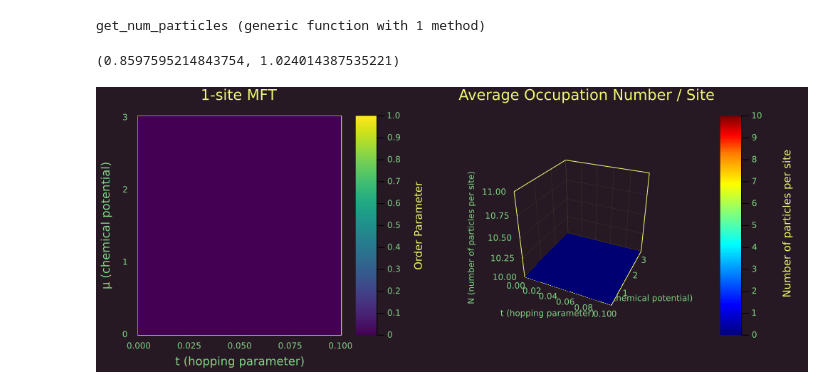
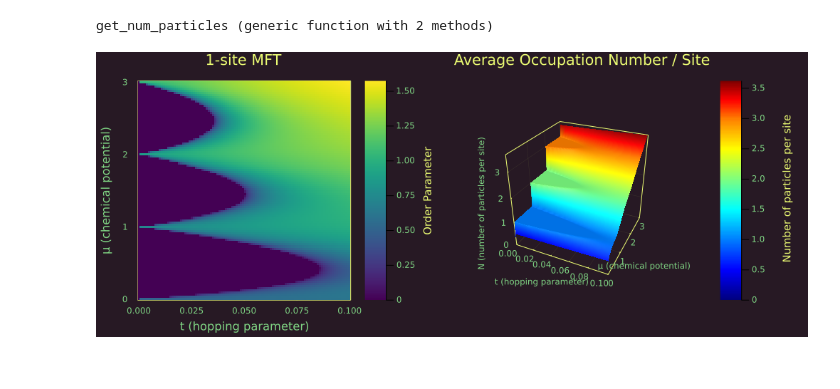
Before and after one commit to 20akshay00/MSThesis, a Jupyter notebook: src/Solving_BHM/MFT.ipynb, the cells around one changed output. Saved outputs shown, nothing was run; the diff lists cells and outputs as text; code cells hidden in the pictures.

```diff
--- a/src/Solving_BHM/MFT.ipynb
+++ b/src/Solving_BHM/MFT.ipynb
@@ -11,25 +11,25 @@ struct MeanField <: BoseHubbardModel
     MeanField(n_max) = new(n_max, diagm(1 => sqrt.(1:n_max)), diagm(0 => 0:n_max))
 end
 
-function get_hamiltonian(model :: MeanField, t, mu, z, psi)
-    H = -mu * model.n + 0.5 * model.n * (model.n - I) - t * z * psi * (model.a + model.a') + t * z * psi^2 * I
+function get_hamiltonian(model :: MeanField, t, U, mu, z, psi)
+    H = -mu * model.n + 0.5 * U * model.n * (model.n - I) - t * z * psi * (model.a + model.a') + t * z * psi^2 * I
     return H
 end
 
-function get_order_parameter(model, t, mu, z)
-    E_gs(psi) = eigvals(get_hamiltonian(model, t, mu, z, psi[1]))[1]
+function get_order_parameter(model, t, U, mu, z)
+    E_gs(psi) = eigvals(get_hamiltonian(model, t, U, mu, z, psi[1]))[1]
     return Optim.minimizer(optimize(E_gs, zeros(1)))[1]
 end
 
 # find N for the ground state
-function get_num_particles(model, t, mu, z)
-    psi = get_order_parameter(model, t, mu, z)
-    gs = eigvecs(get_hamiltonian(model, t, mu, z, psi))[:, 1]
+function get_num_particles(model, t, U, mu, z)
+    psi = get_order_parameter(model, t, U, mu, z)
+    gs = eigvecs(get_hamiltonian(model, t, U, mu, z, psi))[:, 1]
 
     return gs' * model.n * gs
 end
 # %% [output]
-get_num_particles (generic function with 1 method)
+get_num_particles (generic function with 2 methods)
 # %%
 model = MeanField(10)
 
@@ -46,34 +47,29 @@ for k1 in 1:size, k2 in 1:size
 end
-# %%
-model = MeanField(6)
-t, mu, z = 0.1, 0.3, 4
-get_order_parameter(model, t, mu, z), get_num_particles(model, t, mu, z)
-# %% [output]
-(0.8597595214843754, 1.024014387535221)
 # %%
 theme(:lime)
+gr()
 p1 = heatmap(t, mu, order_param)
 plot!(
     ylabel = "μ (chemical potential)",
     xlabel = "t (hopping parameter)",
     framestyle = :box,
     title = "1-site MFT",
     colorbar_title = "Order Parameter")
 
 p2 = plot(t, mu, num_particles, st = :surface, color = cgrad(:jet, [0.276, 0.552, 0.828]))
 plot!(
     xguidefontsize = 8,
     yguidefontsize = 8,
     zguidefontsize = 8,
     zlabel = "N (number of particles per site)",
     ylabel = "μ (chemical potential)",
     xlabel = "t (hopping parameter)",
     framestyle = :box,
     title = "Average Occupation Number / Site",
     colorbar_title = "\n\n\n Number of particles per site",
     cmap = :thermal,
     camera = (25, 30))
 
 plot(p1, p2, layout = (1, 2), size = (1000, 400), leftmargin = 5Plots.mm, bottommargin = 5Plots.mm, topmargin = 5Plots.mm, rightmargin = 5Plots.mm)
 # %% [output]
-[figure, old version]
+[figure, new version]
```
Also changed, not shown: parts of 1 cell of this notebook, 2 other files.
